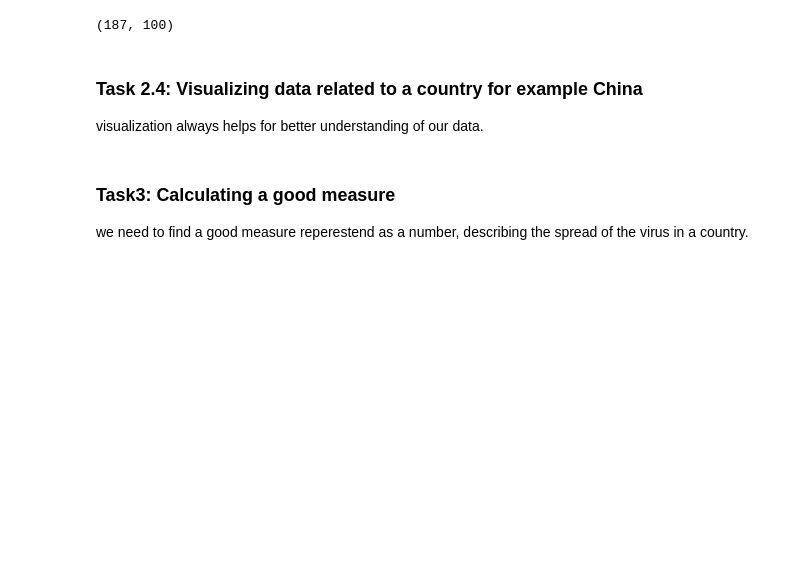
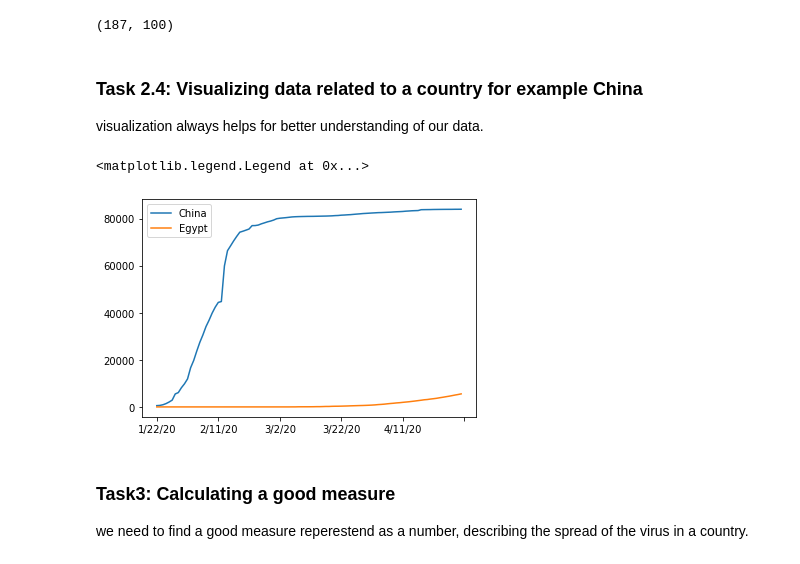
Before and after one commit to Nada-Ashraf/covid19-data-analysis-using-python, a Jupyter notebook: covid19 data analysis notebook.ipynb, the cells around one changed output. Saved outputs shown, nothing was run; the diff lists cells and outputs as text; code cells hidden in the pictures; blank space fills up the shorter version.

Commit message:
Plotted data

```diff
--- a/covid19 data analysis notebook.ipynb
+++ b/covid19 data analysis notebook.ipynb
@@ -72,6 +72,13 @@ covid19_data_aggregated.shape
 # %% [markdown]
 ### Task 2.4: Visualizing data related to a country for example China
 visualization always helps for better understanding of our data.
+# %%
+covid19_data_aggregated.loc["China"].plot()
+covid19_data_aggregated.loc["Egypt"].plot()
+plt.legend()
+# %% [output]
+<matplotlib.legend.Legend at 0x...>
+[figure, added]
 # %% [markdown]
 ### Task3: Calculating a good measure
 we need to find a good measure reperestend as a number, describing the spread of the virus in a country.
```
